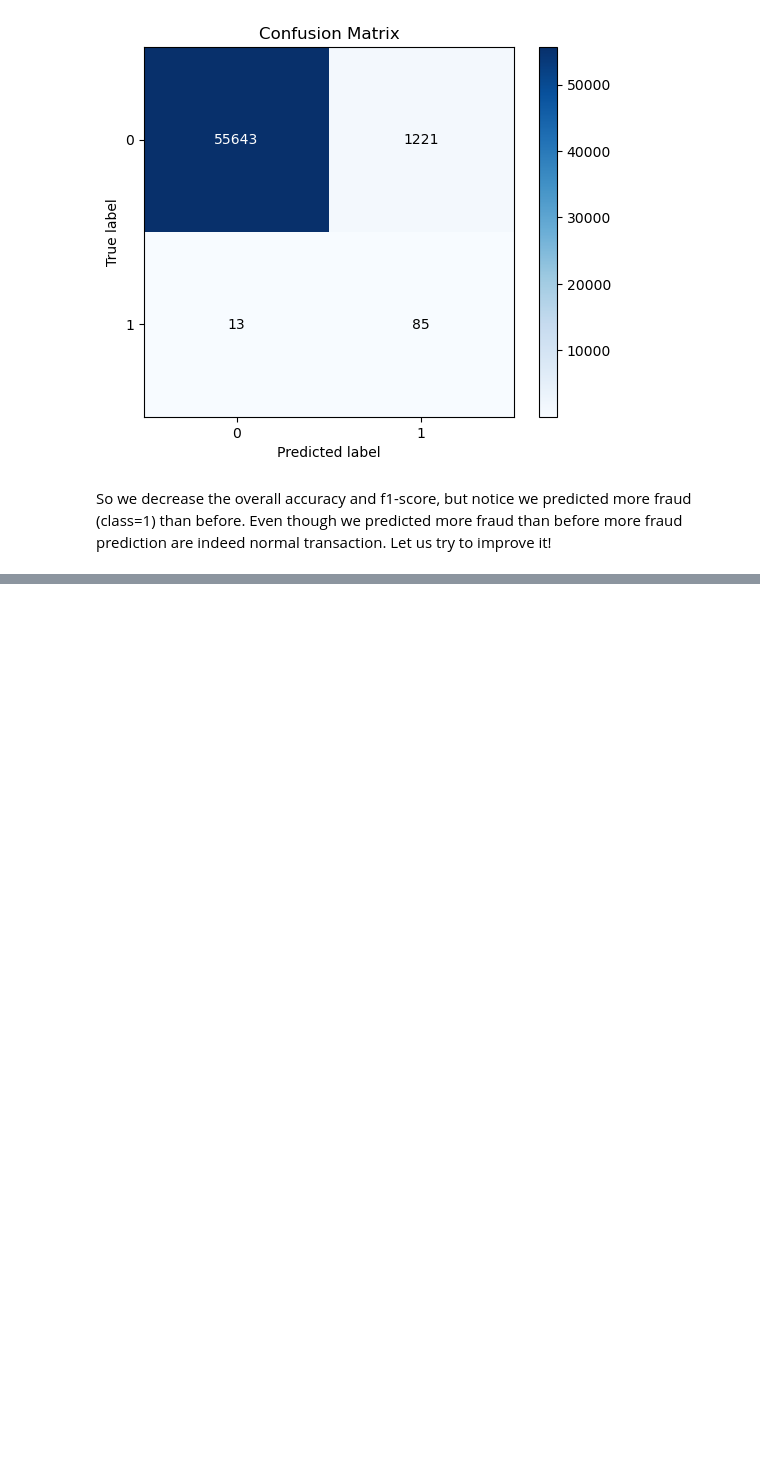
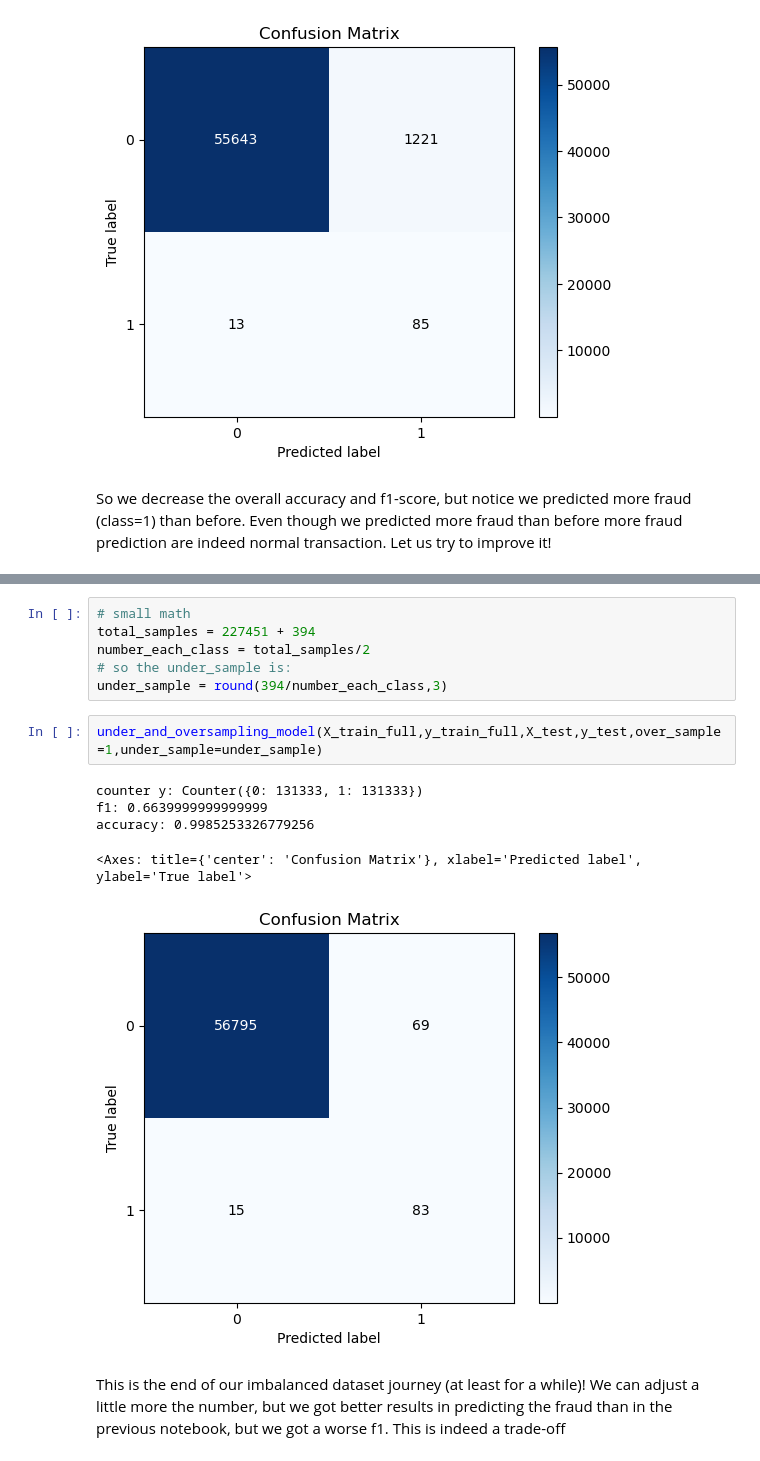
Before and after one commit to robertofuentesr/Useful_python_functions_ML, a Jupyter notebook: (2) Predicting_a_binary classifier/(5) Imbalanced Datasets __ Part 2 Under Sampling.ipynb, the cells around one changed output, grey strips where cells are left out. Drawn from its saved outputs; the diff is of its cells as text; blank space fills up the shorter version.

```diff
--- a/(2) Predicting_a_binary classifier/(5) Imbalanced Datasets __ Part 2 Under Sampling.ipynb
+++ b/(2) Predicting_a_binary classifier/(5) Imbalanced Datasets __ Part 2 Under Sampling.ipynb
@@ -200,0 +274,16 @@ So we decrease the overall accuracy and f1-score, but notice we predicted more f
+# %%
+# small math
+total_samples = 227451 + 394
+number_each_class = total_samples/2
+# so the under_sample is:
+under_sample = round(394/number_each_class,3)
+# %%
+under_and_oversampling_model(X_train_full,y_train_full,X_test,y_test,over_sample=1,under_sample=under_sample)
+# %% [output]
+counter y: Counter({0: 131333, 1: 131333})
+f1: 0.6639999999999999
+accuracy: 0.9985253326779256
+<Axes: title={'center': 'Confusion Matrix'}, xlabel='Predicted label', ylabel='True label'>
+[figure, added]
+# %% [markdown]
+This is the end of our imbalanced dataset journey (at least for a while)! We can adjust a little more the number, but we got better results in predicting the fraud than in the previous notebook, but we got a worse f1. This is indeed a trade-off
```
Also changed, not shown: parts of 14 cells of this notebook.
